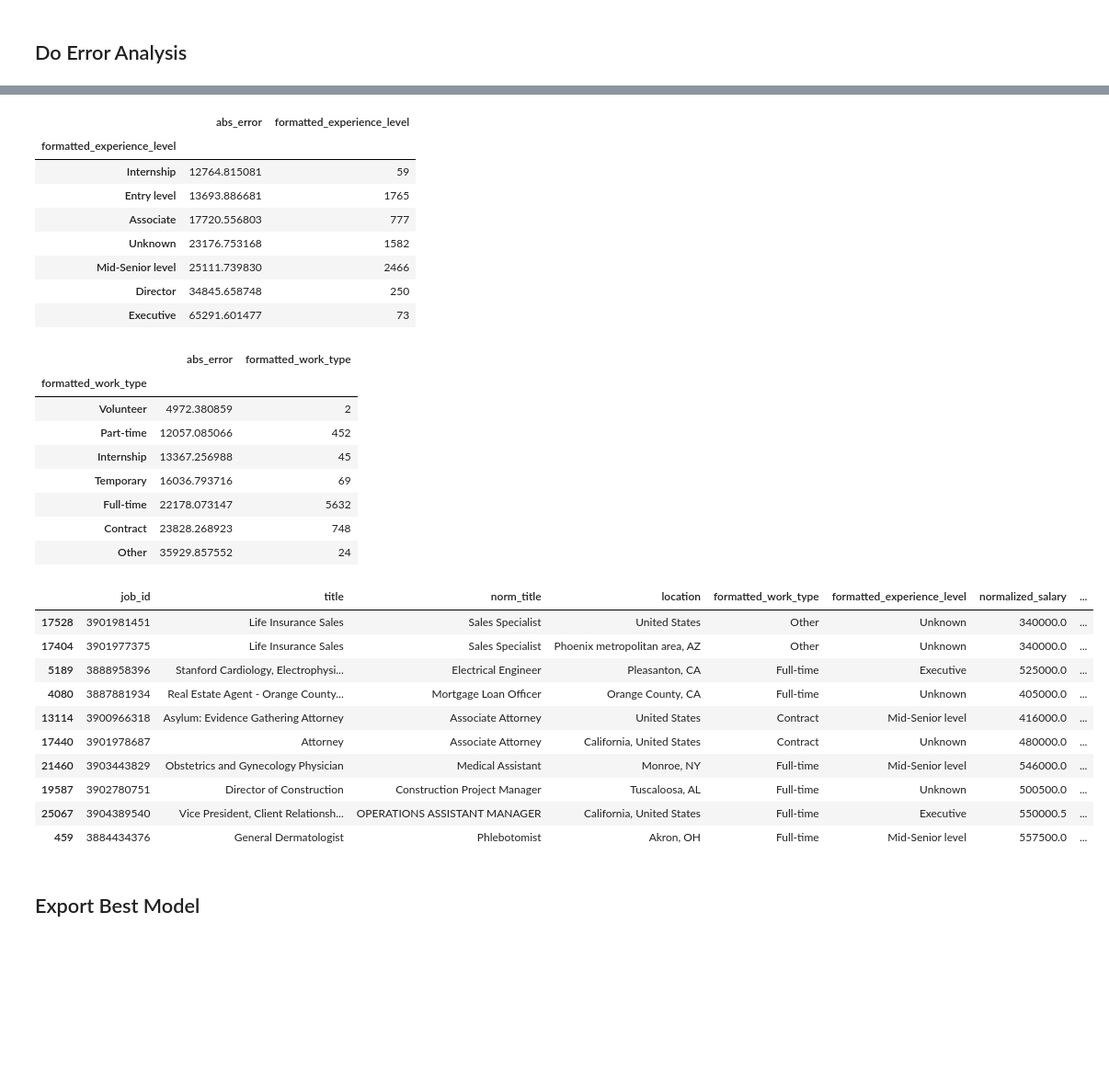
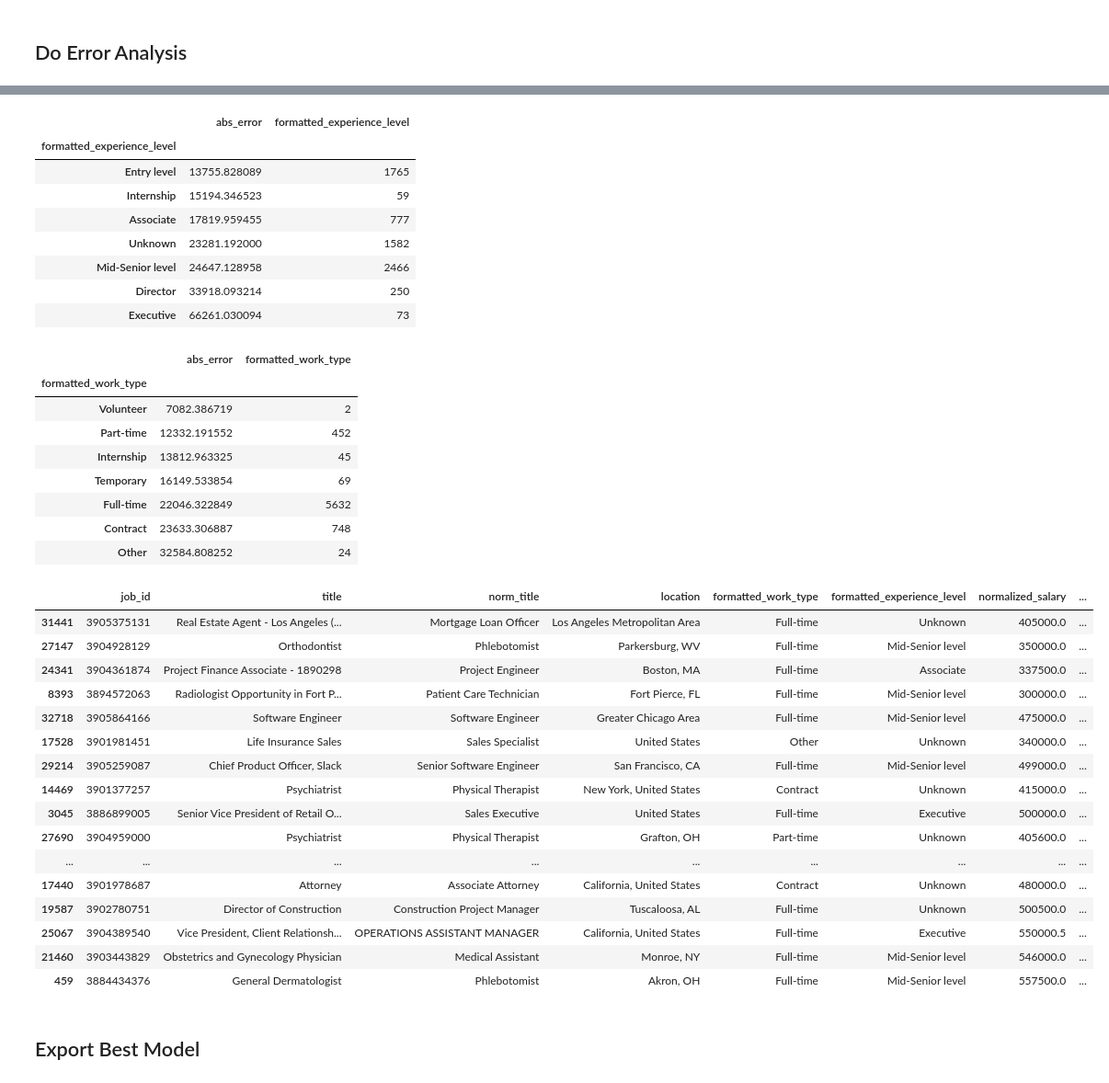
Before and after one commit to nginyc/job_posting_salary_prediction, a Jupyter notebook: train_xgboost_model.ipynb, the cells around one changed output, grey strips where cells are left out. Shown: that part at 92% size. Cells and saved outputs as stored; diff of their text form; code cells hidden in the pictures; blank space fills up the shorter version.

```diff
--- a/train_xgboost_model.ipynb
+++ b/train_xgboost_model.ipynb
@@ -25,12 +25,29 @@ sns.set_theme()
 preprocessor = make_pipeline(
     ColumnTransformer(
         transformers=[
-            ('sbert_pca_encoder', make_pipeline(
+            ('title_sbert_pca_encoder', make_pipeline(
                 salary.SentenceBertEncoder(),
                 StandardScaler(),
                 PCA(n_components=0.9, random_state=42)
             ), ['title']),
-            ('one_hot_encoder', OneHotEncoder(sparse_output=False, handle_unknown='ignore'), ['clustered_edu_req', 'clustered_pref_qual', 'clustered_req_skill', 'location_state', 'company_industries', 'formatted_experience_level', 'formatted_work_type']),
+            ('location_sbert_pca_encoder', make_pipeline(
+                salary.SentenceBertEncoder(),
+                StandardScaler(),
+                PCA(n_components=0.9, random_state=42)
+            ), ['location']),
+            ('company_industries_sbert_pca_encoder', make_pipeline(
+                SimpleImputer(strategy='constant', fill_value='Unknown'),
+                salary.SentenceBertEncoder(),
+                StandardScaler(),
+                PCA(n_components=0.9, random_state=42)
+            ), ['company_industries']),
+            ('requirements_sbert_pca_encoder', make_pipeline(
+                SimpleImputer(strategy='constant', fill_value='Unknown'),
+                salary.SentenceBertEncoder(),
+                StandardScaler(),
+                PCA(n_components=0.9, random_state=42)
+            ), ['Educational_Requirements', 'Preferred_Qualifications', 'Required_Skills']),
+            ('one_hot_encoder', OneHotEncoder(sparse_output=False, handle_unknown='ignore'), ['formatted_experience_level', 'formatted_work_type']),
             ('target_encoder', make_pipeline(
                 TargetEncoder(random_state=42),
                 StandardScaler(),
@@ -58,8 +80,8 @@ model_xgb = make_pipeline(
             'subsample': (0.9,),
             'colsample_bytree': (0.5,),
             'gamma': (0,),
-            'reg_alpha': (0.1,),
-            'reg_lambda': (0.1,)
+            'reg_alpha': (100,),
+            'reg_lambda': (100,)
         },
         scoring='r2',
         cv=KFold(n_splits=5, shuffle=True, random_state=42),
@@ -205,38 +242,44 @@ X_test_results.groupby('formatted_experience_level').agg({'abs_error': 'mean', '
 # %% [output]
 |  | abs_error | formatted_experience_level |
 | formatted_experience_level |  |  |
-| Internship | 12764.815081 | 59 |
-| Entry level | 13693.886681 | 1765 |
-| Associate | 17720.556803 | 777 |
-| Unknown | 23176.753168 | 1582 |
-| Mid-Senior level | 25111.739830 | 2466 |
-| Director | 34845.658748 | 250 |
-| Executive | 65291.601477 | 73 |
+| Entry level | 13755.828089 | 1765 |
+| Internship | 15194.346523 | 59 |
+| Associate | 17819.959455 | 777 |
+| Unknown | 23281.192000 | 1582 |
+| Mid-Senior level | 24647.128958 | 2466 |
+| Director | 33918.093214 | 250 |
+| Executive | 66261.030094 | 73 |
 # %%
 X_test_results.groupby('formatted_work_type').agg({'abs_error': 'mean', 'formatted_work_type': 'count'}).sort_values(by='abs_error')
 # %% [output]
 |  | abs_error | formatted_work_type |
 | formatted_work_type |  |  |
-| Volunteer | 4972.380859 | 2 |
-| Part-time | 12057.085066 | 452 |
-| Internship | 13367.256988 | 45 |
-| Temporary | 16036.793716 | 69 |
-| Full-time | 22178.073147 | 5632 |
-| Contract | 23828.268923 | 748 |
-| Other | 35929.857552 | 24 |
+| Volunteer | 7082.386719 | 2 |
+| Part-time | 12332.191552 | 452 |
+| Internship | 13812.963325 | 45 |
+| Temporary | 16149.533854 | 69 |
+| Full-time | 22046.322849 | 5632 |
+| Contract | 23633.306887 | 748 |
+| Other | 32584.808252 | 24 |
 # %%
-X_test_results.sort_values(by='abs_error')[['job_id', 'title', 'norm_title', 'location', 'formatted_work_type', 'formatted_experience_level', 'normalized_salary', 'predicted_salary', 'residual']].tail(10)
+X_test_results.sort_values(by='abs_error')[['job_id', 'title', 'norm_title', 'location', 'formatted_work_type', 'formatted_experience_level', 'normalized_salary', 'predicted_salary', 'residual']].tail(20)
 # %% [output]
 |  | job_id | title | norm_title | location | formatted_work_type | formatted_experience_level | normalized_salary | ... |
+| 31441 | 3905375131 | Real Estate Agent - Los Angeles (... | Mortgage Loan Officer | Los Angeles Metropolitan Area | Full-time | Unknown | 405000.0 | ... |
+| 27147 | 3904928129 | Orthodontist | Phlebotomist | Parkersburg, WV | Full-time | Mid-Senior level | 350000.0 | ... |
+| 24341 | 3904361874 | Project Finance Associate - 1890298 | Project Engineer | Boston, MA | Full-time | Associate | 337500.0 | ... |
+| 8393 | 3894572063 | Radiologist Opportunity in Fort P... | Patient Care Technician | Fort Pierce, FL | Full-time | Mid-Senior level | 300000.0 | ... |
+| 32718 | 3905864166 | Software Engineer | Software Engineer | Greater Chicago Area | Full-time | Mid-Senior level | 475000.0 | ... |
 | 17528 | 3901981451 | Life Insurance Sales | Sales Specialist | United States | Other | Unknown | 340000.0 | ... |
-| 17404 | 3901977375 | Life Insurance Sales | Sales Specialist | Phoenix metropolitan area, AZ | Other | Unknown | 340000.0 | ... |
-| 5189 | 3888958396 | Stanford Cardiology, Electrophysi... | Electrical Engineer | Pleasanton, CA | Full-time | Executive | 525000.0 | ... |
-| 4080 | 3887881934 | Real Estate Agent - Orange County... | Mortgage Loan Officer | Orange County, CA | Full-time | Unknown | 405000.0 | ... |
-| 13114 | 3900966318 | Asylum: Evidence Gathering Attorney | Associate Attorney | United States | Contract | Mid-Senior level | 416000.0 | ... |
+| 29214 | 3905259087 | Chief Product Officer, Slack | Senior Software Engineer | San Francisco, CA | Full-time | Mid-Senior level | 499000.0 | ... |
+| 14469 | 3901377257 | Psychiatrist | Physical Therapist | New York, United States | Contract | Unknown | 415000.0 | ... |
+| 3045 | 3886899005 | Senior Vice President of Retail O... | Sales Executive | United States | Full-time | Executive | 500000.0 | ... |
+| 27690 | 3904959000 | Psychiatrist | Physical Therapist | Grafton, OH | Part-time | Unknown | 405600.0 | ... |
+| ... | ... | ... | ... | ... | ... | ... | ... | ... |
 | 17440 | 3901978687 | Attorney | Associate Attorney | California, United States | Contract | Unknown | 480000.0 | ... |
-| 21460 | 3903443829 | Obstetrics and Gynecology Physician | Medical Assistant | Monroe, NY | Full-time | Mid-Senior level | 546000.0 | ... |
 | 19587 | 3902780751 | Director of Construction | Construction Project Manager | Tuscaloosa, AL | Full-time | Unknown | 500500.0 | ... |
 | 25067 | 3904389540 | Vice President, Client Relationsh... | OPERATIONS ASSISTANT MANAGER | California, United States | Full-time | Executive | 550000.5 | ... |
+| 21460 | 3903443829 | Obstetrics and Gynecology Physician | Medical Assistant | Monroe, NY | Full-time | Mid-Senior level | 546000.0 | ... |
 | 459 | 3884434376 | General Dermatologist | Phlebotomist | Akron, OH | Full-time | Mid-Senior level | 557500.0 | ... |
 # %% [markdown]
 ## Export Best Model
```
Also changed, not shown: parts of 10 cells of this notebook, 4 other files.
